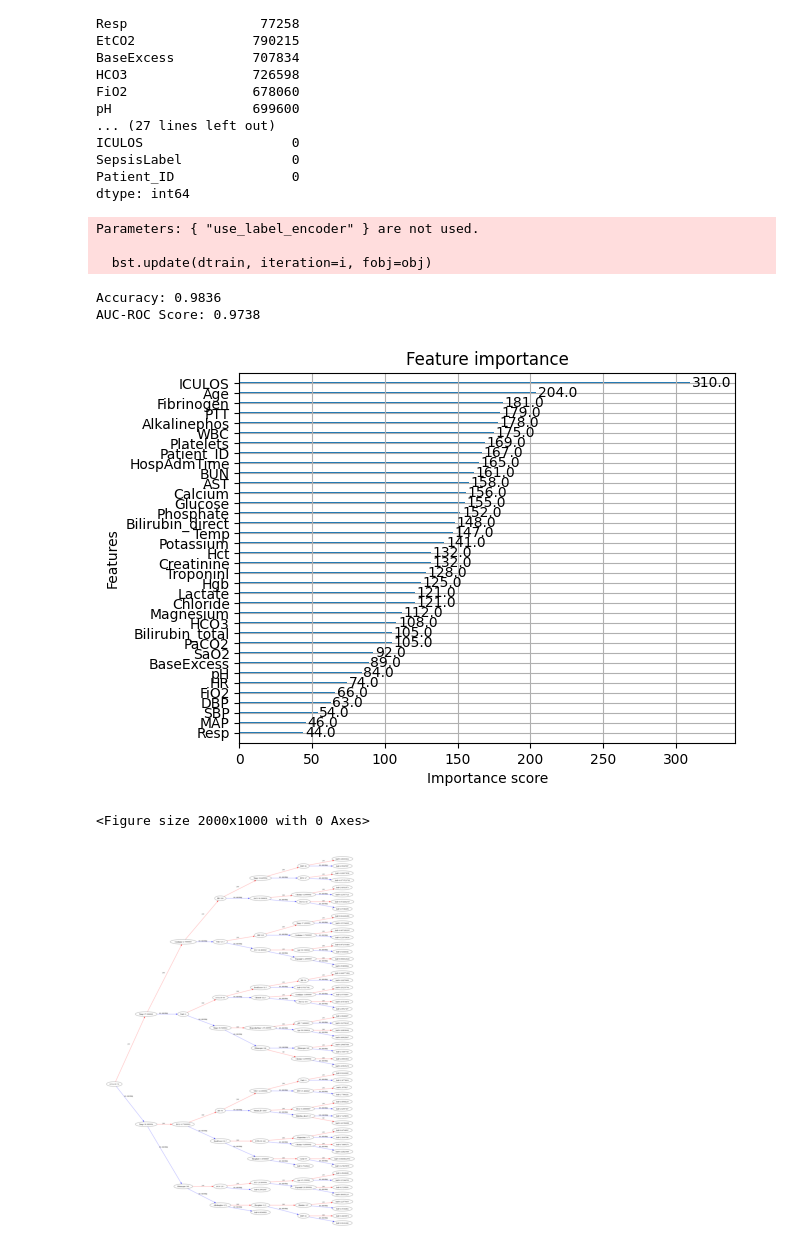
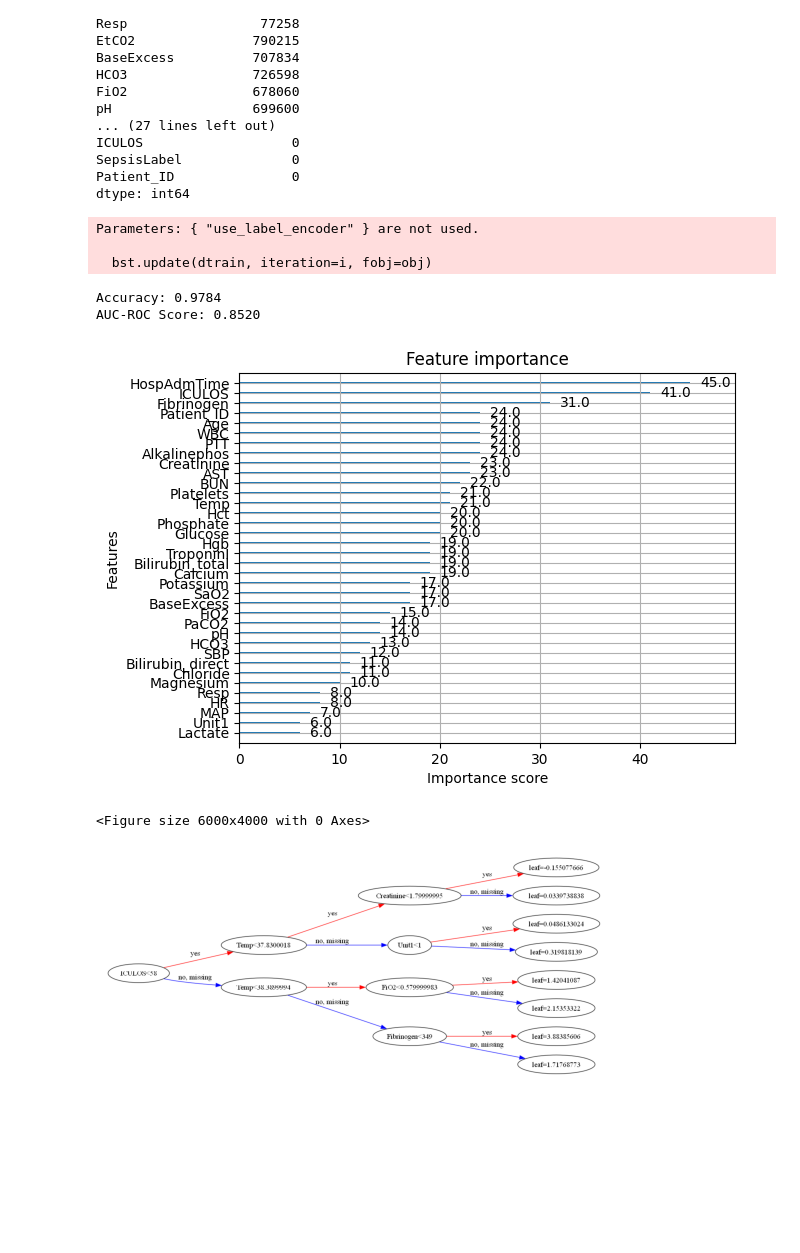
Before and after one commit to emsyoungg/sepsis_forecasting, a Jupyter notebook: xgboostClassification.ipynb, the cells around one changed output. Cells and saved outputs as stored; diff of their text form; code cells hidden in the pictures; blank space fills up the shorter version.

```diff
--- a/xgboostClassification.ipynb
+++ b/xgboostClassification.ipynb
@@ -58,7 +58,7 @@ y = df[target]
 
 X_train, X_test, y_train, y_test = train_test_split(X, y, test_size=0.2, random_state=42, stratify=y)
 
-model = xgb.XGBClassifier(use_label_encoder=False, eval_metric="logloss")
+model = xgb.XGBClassifier(use_label_encoder=False, eval_metric="logloss", max_depth=3)
 model.fit(X_train, y_train)
 
 y_pred = model.predict(X_test)
@@ -74,24 +74,25 @@ print(f"AUC-ROC Score: {auc:.4f}")
 Parameters: { "use_label_encoder" } are not used.
 
   bst.update(dtrain, iteration=i, fobj=obj)
-Accuracy: 0.9836
-AUC-ROC Score: 0.9738
+Accuracy: 0.9784
+AUC-ROC Score: 0.8520
 # %%
 # Plot feature importance
 xgb.plot_importance(model, importance_type="weight", max_num_features=36)
 plt.show()
 # %% [output]
-[figure, old version]
+[figure, new version]
 # %%
 ## plot decision tree
 # %%
 import matplotlib.pyplot as plt
 from xgboost import plot_tree
 
 # Plot the first tree (index 0) using the new `tree_idx` parameter
-plt.figure(figsize=(20, 10))
+plt.figure(figsize=(60, 40))
 plot_tree(model, tree_idx=0, rankdir='LR')
+plt.savefig("high_res_tree.png", dpi=1000)
 plt.show()
 # %% [output]
-<Figure size 2000x1000 with 0 Axes>
+<Figure size 6000x4000 with 0 Axes>
-[figure, old version]
+[figure, new version]
```
Also changed, not shown: 1 other file.
